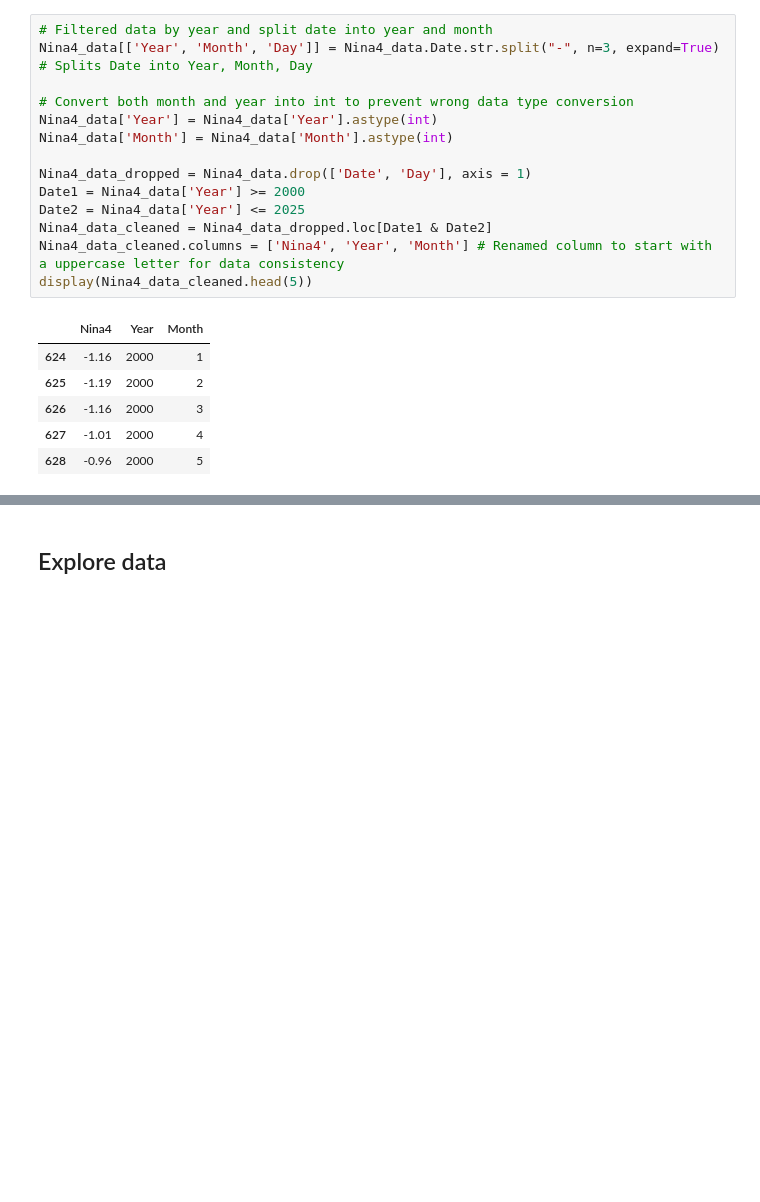
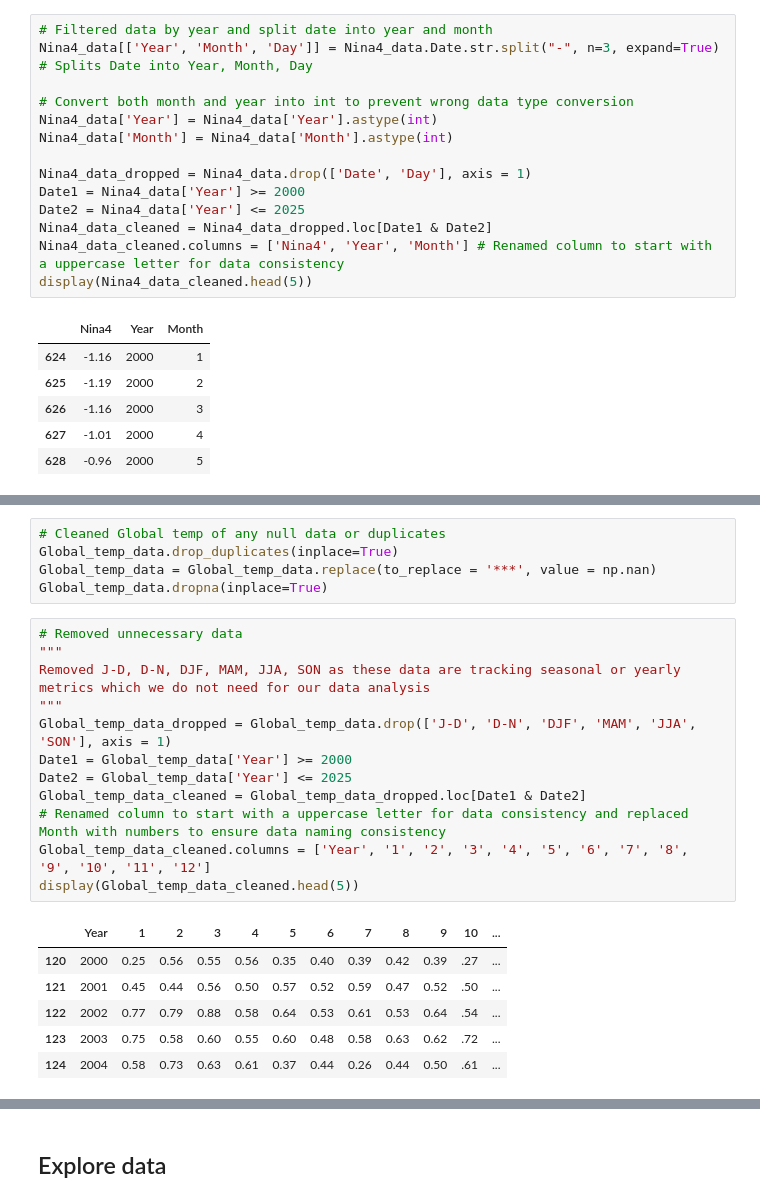
Before and after one commit to cjulianan/DS_3001_Semester_Project, a Jupyter notebook: notebook.ipynb, the cells around one changed output, grey strips where cells are left out. Drawn from its saved outputs; the diff is of its cells as text; blank space fills up the shorter version.

```diff
--- a/notebook.ipynb
+++ b/notebook.ipynb
@@ -239,0 +296,24 @@ display(Nina4_data_cleaned.head(5))
+# %%
+# Cleaned Global temp of any null data or duplicates
+Global_temp_data.drop_duplicates(inplace=True)
+Global_temp_data = Global_temp_data.replace(to_replace = '***', value = np.nan)
+Global_temp_data.dropna(inplace=True)
+# %%
+# Removed unnecessary data
+"""
+Removed J-D, D-N, DJF, MAM, JJA, SON as these data are tracking seasonal or yearly metrics which we do not need for our data analysis
+"""
+Global_temp_data_dropped = Global_temp_data.drop(['J-D', 'D-N', 'DJF', 'MAM', 'JJA', 'SON'], axis = 1)
+Date1 = Global_temp_data['Year'] >= 2000
+Date2 = Global_temp_data['Year'] <= 2025
+Global_temp_data_cleaned = Global_temp_data_dropped.loc[Date1 & Date2]
+# Renamed column to start with a uppercase letter for data consistency and replaced Month with numbers to ensure data naming consistency
+Global_temp_data_cleaned.columns = ['Year', '1', '2', '3', '4', '5', '6', '7', '8', '9', '10', '11', '12']
+display(Global_temp_data_cleaned.head(5))
+# %% [output]
+|  | Year | 1 | 2 | 3 | 4 | 5 | 6 | 7 | 8 | 9 | 10 | ... |
+| 120 | 2000 | 0.25 | 0.56 | 0.55 | 0.56 | 0.35 | 0.40 | 0.39 | 0.42 | 0.39 | .27 | ... |
+| 121 | 2001 | 0.45 | 0.44 | 0.56 | 0.50 | 0.57 | 0.52 | 0.59 | 0.47 | 0.52 | .50 | ... |
+| 122 | 2002 | 0.77 | 0.79 | 0.88 | 0.58 | 0.64 | 0.53 | 0.61 | 0.53 | 0.64 | .54 | ... |
+| 123 | 2003 | 0.75 | 0.58 | 0.60 | 0.55 | 0.60 | 0.48 | 0.58 | 0.63 | 0.62 | .72 | ... |
+| 124 | 2004 | 0.58 | 0.73 | 0.63 | 0.61 | 0.37 | 0.44 | 0.26 | 0.44 | 0.50 | .61 | ... |
```
Also changed, not shown: parts of 12 cells of this notebook.
